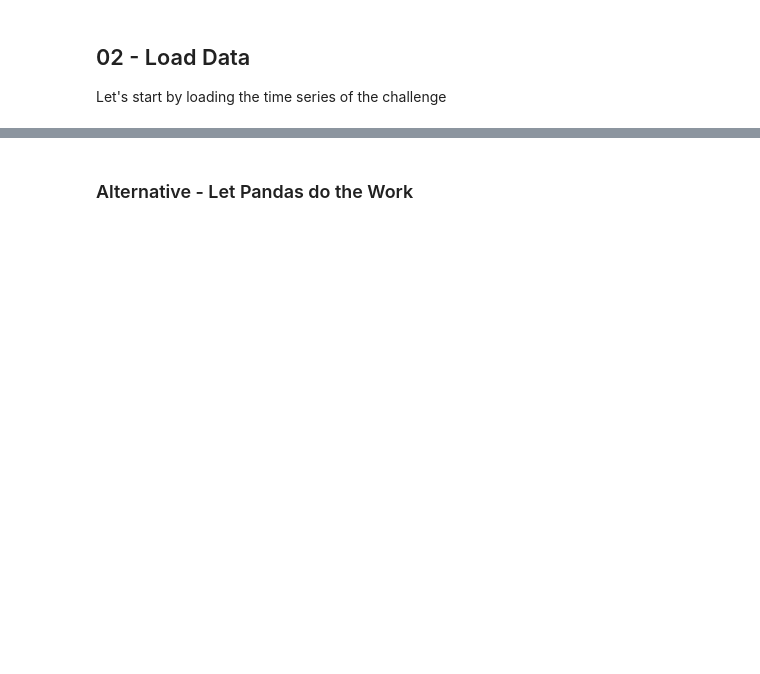
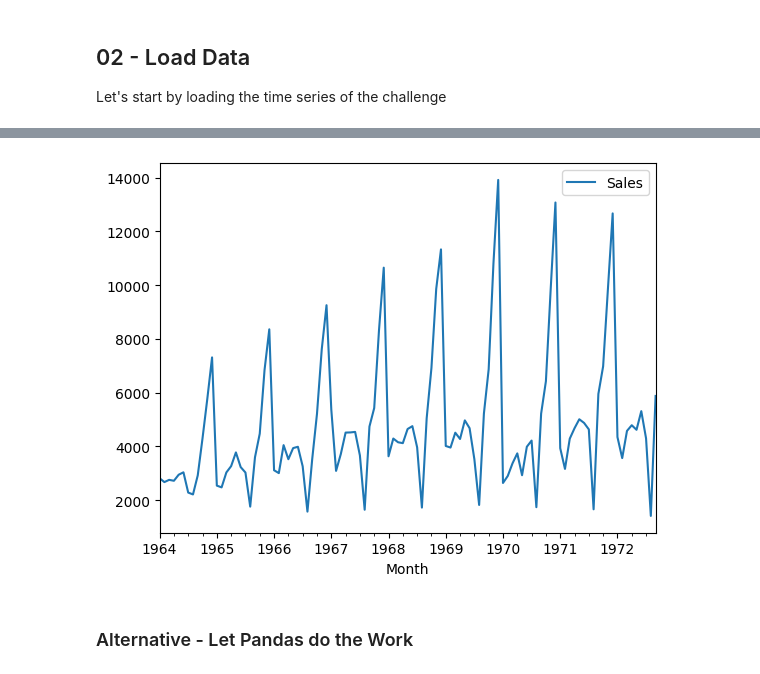
Before and after one commit to NwayEi/data-sarima, a Jupyter notebook: sarima.ipynb, the cells around one changed output, grey strips where cells are left out. Drawn from its saved outputs; the diff is of its cells as text; code cells hidden in the pictures; blank space fills up the shorter version.

```diff
--- a/sarima.ipynb
+++ b/sarima.ipynb
@@ -32,0 +42,3 @@ df.head()
+# %%
+df['Month']= pd.to_datetime(df['Month'])
+df.info()
@@ -33,3 +55,7 @@ df.head()
+# %%
+df.plot();
+# %% [output]
+[figure, added]
 # %% [markdown]
 ### Alternative - Let Pandas do the Work
 # %%
```
Also changed, not shown: parts of 34 cells of this notebook.
